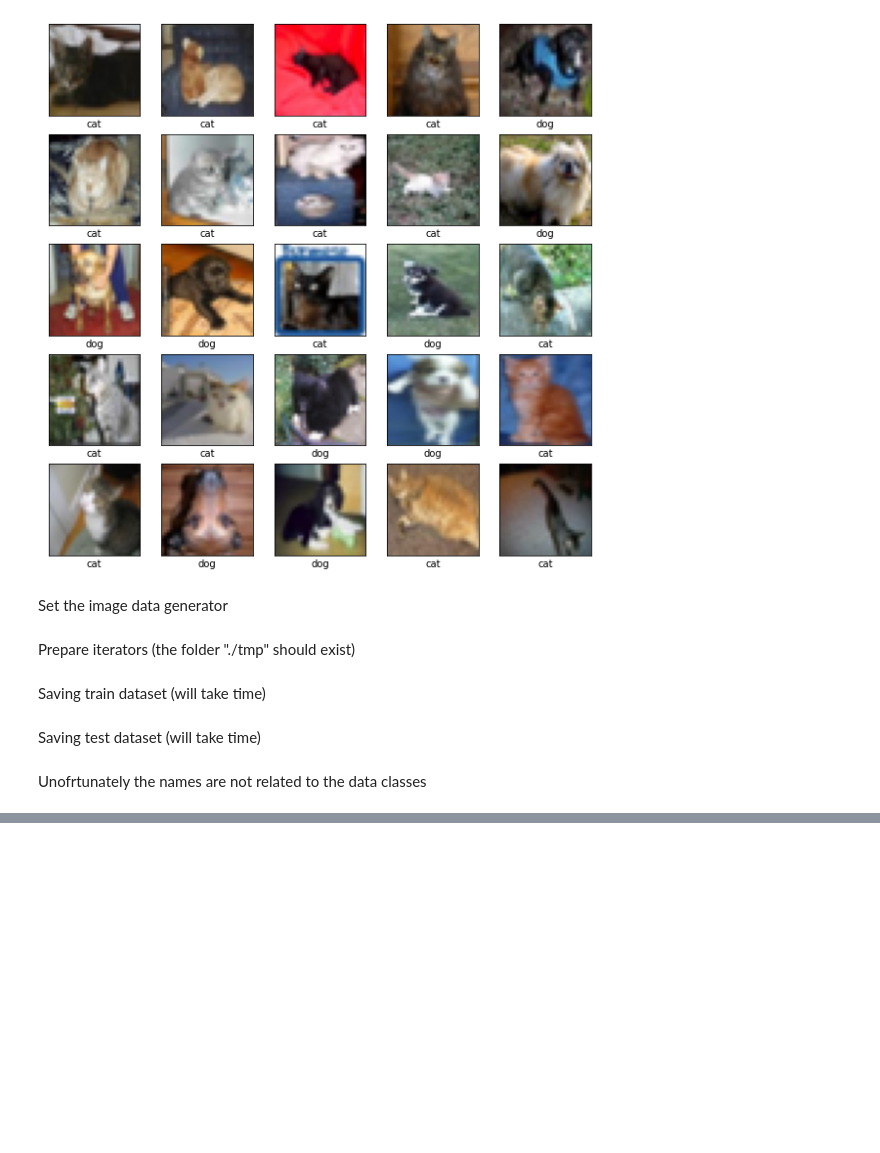
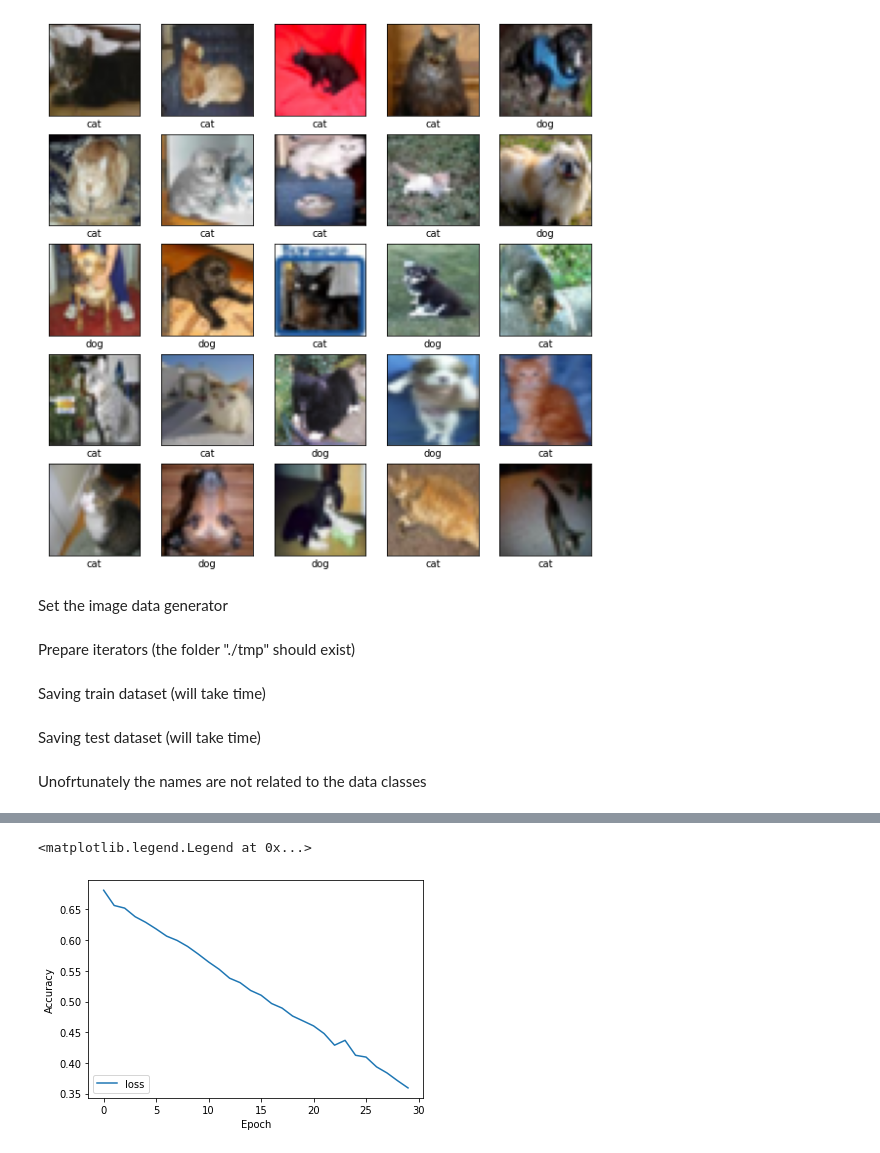
Before and after one commit to vladiant/MachineLearningUtils, a Jupyter notebook: BinaryImageClassificationCNN/DogsVsCatsPredictionSaveDataset.ipynb, the cells around one changed output, grey strips where cells are left out. Cells and saved outputs as stored; diff of their text form; code cells hidden in the pictures; blank space fills up the shorter version.

```diff
--- a/BinaryImageClassificationCNN/DogsVsCatsPredictionSaveDataset.ipynb
+++ b/BinaryImageClassificationCNN/DogsVsCatsPredictionSaveDataset.ipynb
@@ -83,0 +163,13 @@ Unofrtunately the names are not related to the data classes
+# %%
+model = models.Sequential([
+    layers.Input(shape=(32,32,3)),
+    layers.Conv2D(32, (3,3), padding = "same",
+                  kernel_initializer = tf.keras.initializers.he_uniform,
+                  activation = tf.keras.activations.relu),
+    layers.MaxPooling2D(2,2),
+    layers.Flatten(),
+    layers.Dense(units=128,
+                 kernel_initializer = tf.keras.initializers.he_uniform,
+                 activation=tf.keras.activations.relu),
+    layers.Dense(units=1, activation=tf.keras.activations.sigmoid)
+])
@@ -83,0 +197,9 @@ Unofrtunately the names are not related to the data classes
+# %%
+model.compile(optimizer=tf.keras.optimizers.SGD(lr=0.001, momentum=0.9),
+             loss=tf.keras.losses.BinaryCrossentropy(),
+             metrics=[tf.keras.metrics.BinaryAccuracy()])
+# %%
+history = model.fit(train_it,
+                    steps_per_epoch=len(train_it),
+                    epochs=30
+                   )
@@ -83,0 +224,8 @@ Unofrtunately the names are not related to the data classes
+# %%
+plt.plot(history.history['loss'], label = 'loss')
+plt.xlabel('Epoch')
+plt.ylabel('Accuracy')
+plt.legend(loc='lower left')
+# %% [output]
+<matplotlib.legend.Legend at 0x...>
+[figure, added]
```
Also changed, not shown: parts of 23 cells of this notebook.
